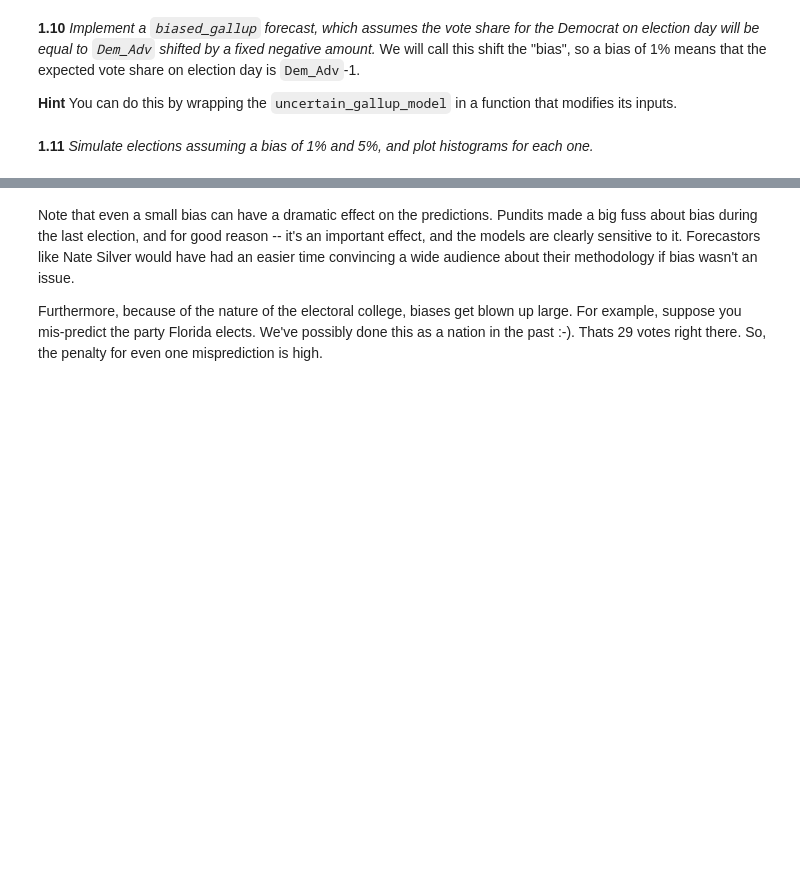
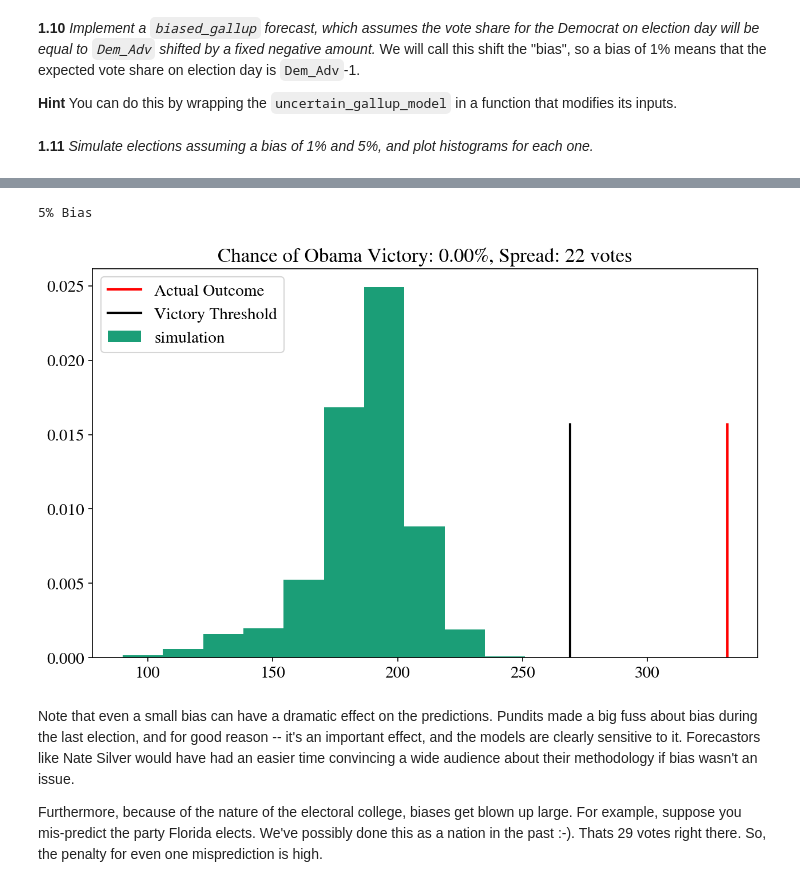
Before and after one commit to dashster18/content, a Jupyter notebook: HW2.ipynb, the cells around one changed output, grey strips where cells are left out. Saved outputs shown, nothing was run; the diff lists cells and outputs as text; code cells hidden in the pictures; blank space fills up the shorter version.

```diff
--- a/HW2.ipynb
+++ b/HW2.ipynb
@@ -583,3 +604,12 @@ Examples
+# %%
+biased_model5 = biased_gallup_poll(gallup_2012, 5)
+biased_model5 = biased_model5.join(electoral_votes)
+prediction = simulate_election(biased_model5, 10000)
+plot_simulation(prediction)
+print("5% Bias")
+# %% [output]
+5% Bias
+[figure, added]
 # %% [markdown]
 Note that even a small bias can have a dramatic effect on the predictions. Pundits made a big fuss about bias during the last election, and for good reason -- it's an important effect, and the models are clearly sensitive to it. Forecastors like Nate Silver would have had an easier time convincing a wide audience about their methodology if bias wasn't an issue.
 
```
Also changed, not shown: parts of 21 cells of this notebook.
